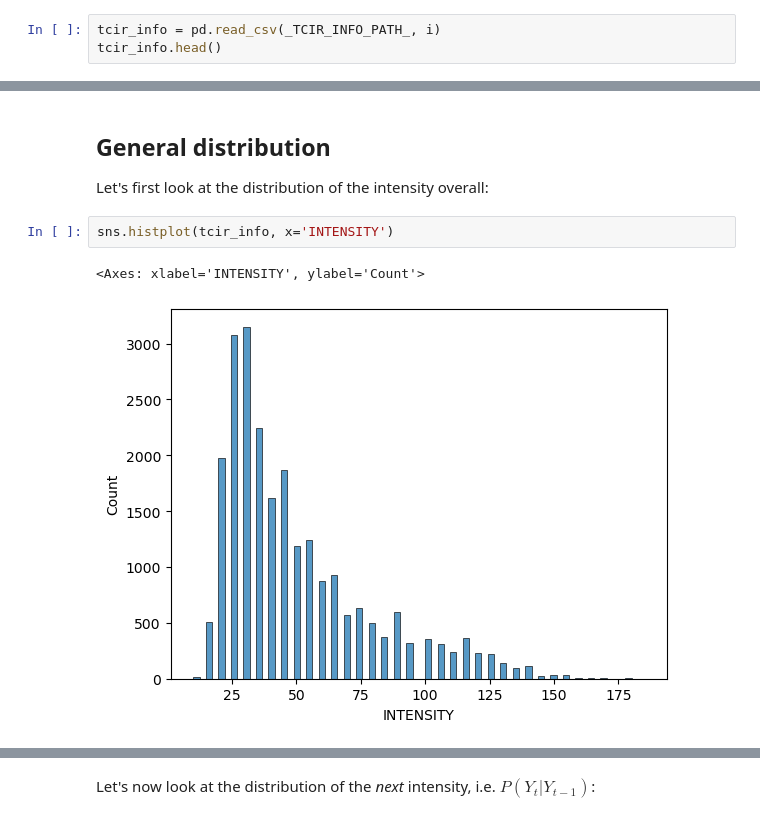
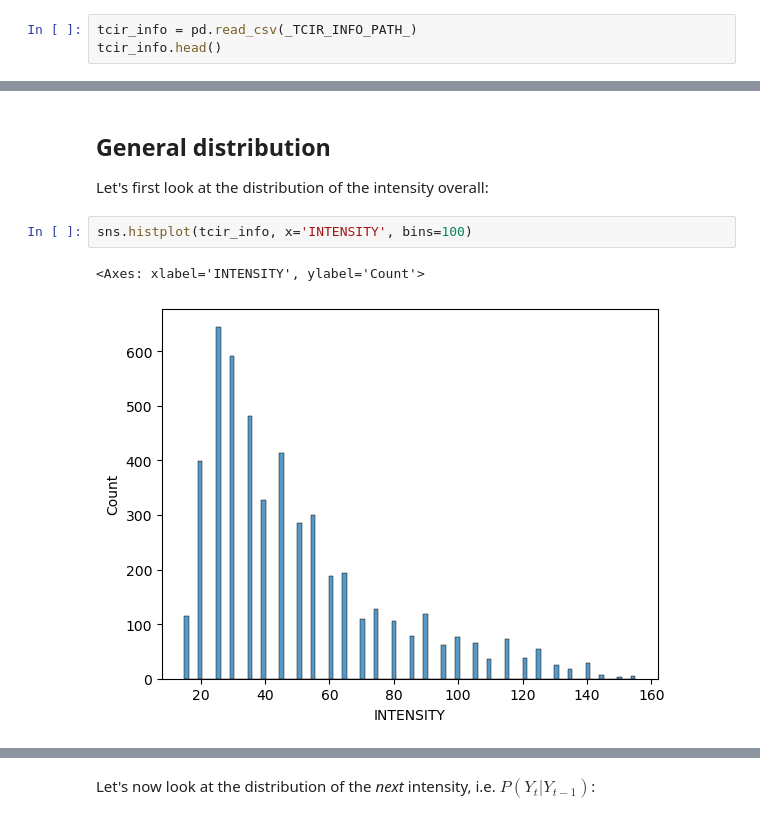
Before and after one commit to dauvillc/tc_probabilistic_forecasting, a Jupyter notebook: notebooks/explore_tcir.ipynb, the cells around one changed output, grey strips where cells are left out. Saved outputs shown, nothing was run; the diff lists cells and outputs as text.

```diff
--- a/notebooks/explore_tcir.ipynb
+++ b/notebooks/explore_tcir.ipynb
@@ -19,6 +20,6 @@ _TCIR_INFO_PATH_ = cfg['paths']['tcir_info_preprocessed']
 # %% [markdown]
 # Loading
 # %%
-tcir_info = pd.read_csv(_TCIR_INFO_PATH_, i)
+tcir_info = pd.read_csv(_TCIR_INFO_PATH_)
 tcir_info.head()
 # %% [output]
@@ -34,7 +35,7 @@ tcir_info.head()
 ## General distribution
 Let's first look at the distribution of the intensity overall:
 # %%
-sns.histplot(tcir_info, x='INTENSITY')
+sns.histplot(tcir_info, x='INTENSITY', bins=100)
 # %% [output]
 <Axes: xlabel='INTENSITY', ylabel='Count'>
-[figure, old version]
+[figure, new version]
```
Also changed, not shown: parts of 7 cells of this notebook.
